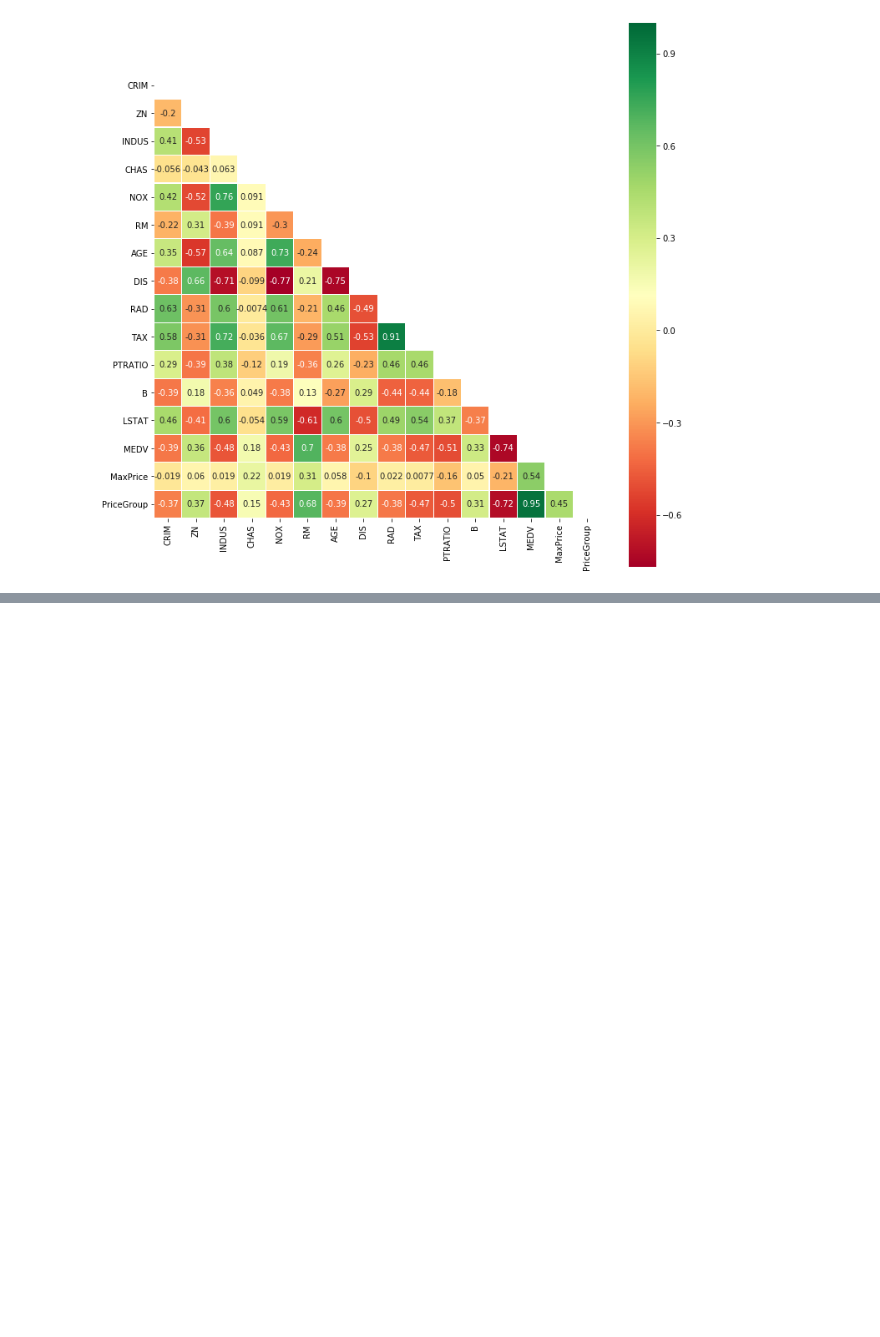
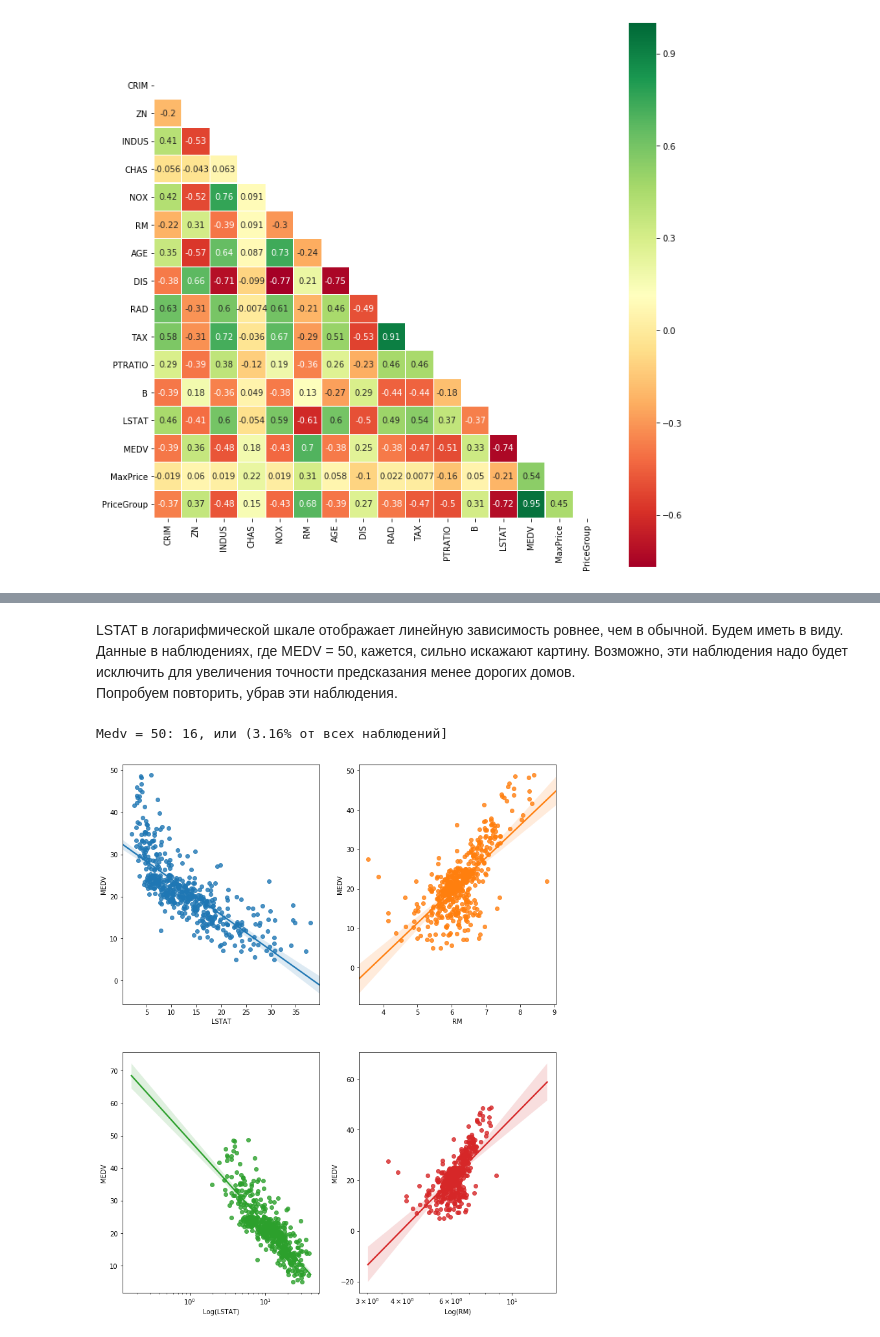
Before and after one commit to tadoran/netology_pyda, a Jupyter notebook: Block 4 dz_2.ipynb, the cells around one changed output, grey strips where cells are left out. Cells and saved outputs as stored; diff of their text form; code cells hidden in the pictures; blank space fills up the shorter version.

```diff
--- a/Block 4 dz_2.ipynb
+++ b/Block 4 dz_2.ipynb
@@ -331,0 +154,30 @@ model.score(X_test, y_test)
+# %% [markdown]
+LSTAT в логарифмической шкале отображает линейную зависимость ровнее, чем в обычной. Будем иметь в виду.
+Данные в наблюдениях, где MEDV = 50, кажется, сильно искажают картину. Возможно, эти наблюдения надо будет исключить для увеличения точности предсказания менее дорогих домов.
+Попробуем повторить, убрав эти наблюдения.
+# %%
+data_2 = data[data.MaxPrice == False]
+maxPriceCount = len(data[data.MaxPrice==True])
+totalCount = len(data)
+maxPricePercent = maxPriceCount / totalCount
+print(f"Medv = 50: {maxPriceCount}, или ({maxPricePercent:0.2%} от всех наблюдений]")
+# %% [output]
+Medv = 50: 16, или (3.16% от всех наблюдений]
+# %%
+fig, axes = plt.subplots(nrows=2, ncols=2, figsize=(12,15))
+ax = axes.flatten()
+
+sns.regplot(y=data_2.MEDV, x=data_2.LSTAT, data=data_2, ax=ax[0])
+ax[0].set(xlabel="LSTAT")
+
+sns.regplot(y=data_2.MEDV, x=data_2.RM, data=data_2, ax=ax[1])
+ax[1].set(xlabel="RM")
+
+sns.regplot(y=data_2.MEDV, x=data_2.LSTAT, data=data_2, ax=ax[2],logx=True)
+ax[2].set(xscale="log", xlabel="Log(LSTAT)")
+
+sns.regplot(y=data_2.MEDV, x=data_2.RM, data=data_2, ax=ax[3],logx=True)
+ax[3].set(xscale="log", xlabel="Log(RM)")
+plt.show()
+# %% [output]
+[figure, added]
```
Also changed, not shown: parts of 73 cells of this notebook.
